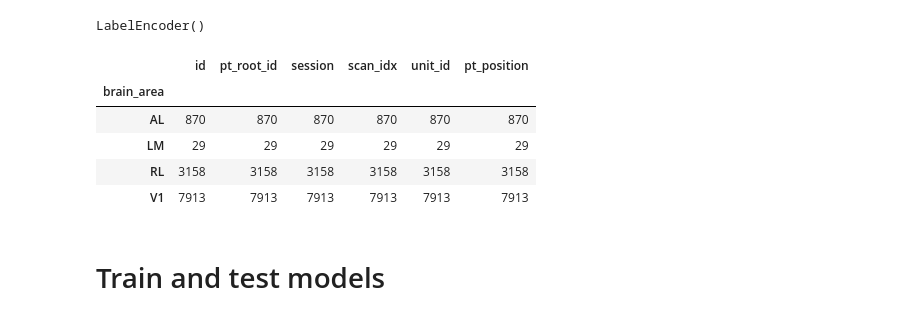
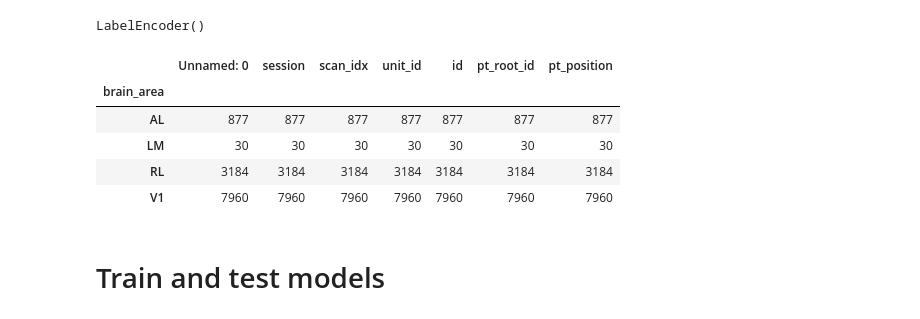
Before and after one commit to NeuroBLab/con-con-models, a Jupyter notebook: notebooks/inhibitory_BA_classifier.ipynb, the cells around one changed output. Saved outputs shown, nothing was run; the diff lists cells and outputs as text; code cells hidden in the pictures.

Commit message:
updated to only inhib neurons area estimation and added layer directly

```diff
--- a/notebooks/inhibitory_BA_classifier.ipynb
+++ b/notebooks/inhibitory_BA_classifier.ipynb
@@ -17,8 +21,13 @@ client.materialize.version = 661
 # %%
-funcm = pd.read_pickle('../../data_full/funcmatch_brain_area.pkl')
+#Import functionally matched neurons and clean the table
+client = client_version(661)
+funcmatched = load_table(client, 'coregistration_manual_v3')
+
 
 #Drop unlabelled neurons
-funcm = funcm[funcm['pt_root_id']!=0]
+funcmatched = funcmatched[funcmatched['pt_root_id']!=0]
 
 #Drop neurons recorded in more than one scan
-funcm = funcm.drop_duplicates(subset='pt_root_id', keep = 'first')
+funcmatched = funcmatched.drop_duplicates(subset='pt_root_id', keep = 'first')
+
+funcm = funcmatched[['id','pt_root_id',	'session','scan_idx','unit_id',	'pt_position']]
@@ -40,0 +34,5 @@ funcm
+# %%
+#Import brain area information and merge with the functional data
+brainarea = pd.read_csv('../data/raw/area_membership.csv')
+funcm_ba = brainarea.merge(funcm, on = ['session','scan_idx','unit_id'], how = 'inner')
+funcm_ba.head()
@@ -81,13 +59,13 @@ encoder.fit(['LM', 'V1', 'AL', 'RL'])
 LabelEncoder()
 # %%
 #Check class distribution
-funcm_data.groupby('brain_area').count()
+funcm_ba.groupby('brain_area').count()
 # %% [output]
-|  | id | pt_root_id | session | scan_idx | unit_id | pt_position |
-| brain_area |  |  |  |  |  |  |
-| AL | 870 | 870 | 870 | 870 | 870 | 870 |
-| LM | 29 | 29 | 29 | 29 | 29 | 29 |
-| RL | 3158 | 3158 | 3158 | 3158 | 3158 | 3158 |
-| V1 | 7913 | 7913 | 7913 | 7913 | 7913 | 7913 |
+|  | Unnamed: 0 | session | scan_idx | unit_id | id | pt_root_id | pt_position |
+| brain_area |  |  |  |  |  |  |  |
+| AL | 877 | 877 | 877 | 877 | 877 | 877 | 877 |
+| LM | 30 | 30 | 30 | 30 | 30 | 30 | 30 |
+| RL | 3184 | 3184 | 3184 | 3184 | 3184 | 3184 | 3184 |
+| V1 | 7960 | 7960 | 7960 | 7960 | 7960 | 7960 | 7960 |
 # %%
 #Define features and outputs
```
Also changed, not shown: parts of 24 cells of this notebook, 1 other file.
